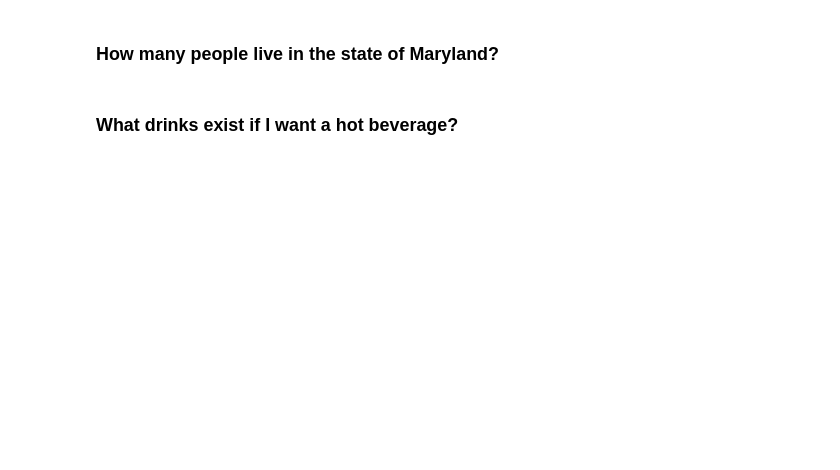
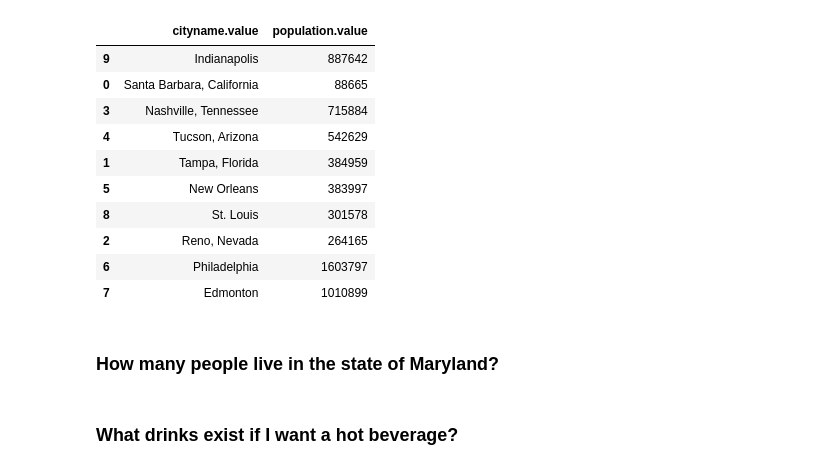
Before and after one commit to christiannielsen98/DVML-P7, a Jupyter notebook: Code/CompetencyQuestions/wikidata_competency_questions.ipynb, the cells around one changed output. Saved outputs shown, nothing was run; the diff lists cells and outputs as text; code cells hidden in the pictures; blank space fills up the shorter version.

```diff
--- a/Code/CompetencyQuestions/wikidata_competency_questions.ipynb
+++ b/Code/CompetencyQuestions/wikidata_competency_questions.ipynb
@@ -3 +8,19 @@ from Code.UtilityFunctions.run_query import run_query
+# %%
+
+def dbpedia_query(sparql_query: str):
+    """
+    It takes a SPARQL query as a string, and returns a pandas dataframe of the results
+
+    :param sparql_query: the query you want to run
+    :type sparql_query: str
+    :return: The query returns the wikidata item id, the wikidata item label, the wikidata item
+    description, and the wikidata item category.
+    """
+    user_agent = "Yelp knowledge graph mapping/%s.%s" % (sys.version_info[0], sys.version_info[1])
+    sparql = SPARQLWrapper("https://dbpedia.org/sparql", agent=user_agent)
+    sparql.setQuery(sparql_query)
+    sparql.setReturnFormat(JSON)
+    results = sparql.query().convert()
+    results_df = pd.json_normalize(results['results']['bindings'])
+    return results_df
 # %% [markdown]
@@ -17,0 +107,13 @@ run_query(query=sparql_query, as_dataframe=True)
+# %%
+# list_of_cities = '"Philadelphia"@en "Tucson, Arizona"@en "Tampa"@en "Indianapolis"@en "Nashville"@en "New Orleans"@en "Reno"@en "Edmonton"@en "Saint Louis"@en "Santa Barbara"@en'
+list_of_cities = "@en ".join([i for i in dbpedia_city_dict.values()])
+query = f"""
+SELECT DISTINCT ?city ?population ?cityname
+WHERE {{
+    ?city a dbo:City .
+    ?city dbo:populationTotal ?population .
+    ?city rdfs:label ?cityname .
+    VALUES ?cityname{{{list_of_cities}}}
+}}
+"""
+dbpedia_pop = dbpedia_query(query)
@@ -18,3 +136,17 @@ run_query(query=sparql_query, as_dataframe=True)
+# %%
+dbpedia_pop[['cityname.value', 'population.value']].sort_values(by='population.value', ascending=False)
+# %% [output]
+|  | cityname.value | population.value |
+| 9 | Indianapolis | 887642 |
+| 0 | Santa Barbara, California | 88665 |
+| 3 | Nashville, Tennessee | 715884 |
+| 4 | Tucson, Arizona | 542629 |
+| 1 | Tampa, Florida | 384959 |
+| 5 | New Orleans | 383997 |
+| 8 | St. Louis | 301578 |
+| 2 | Reno, Nevada | 264165 |
+| 6 | Philadelphia | 1603797 |
+| 7 | Edmonton | 1010899 |
 # %% [markdown]
 ### How many people live in the state of Maryland?
 # %%
```
Also changed, not shown: parts of 19 cells of this notebook, 7 other files.
